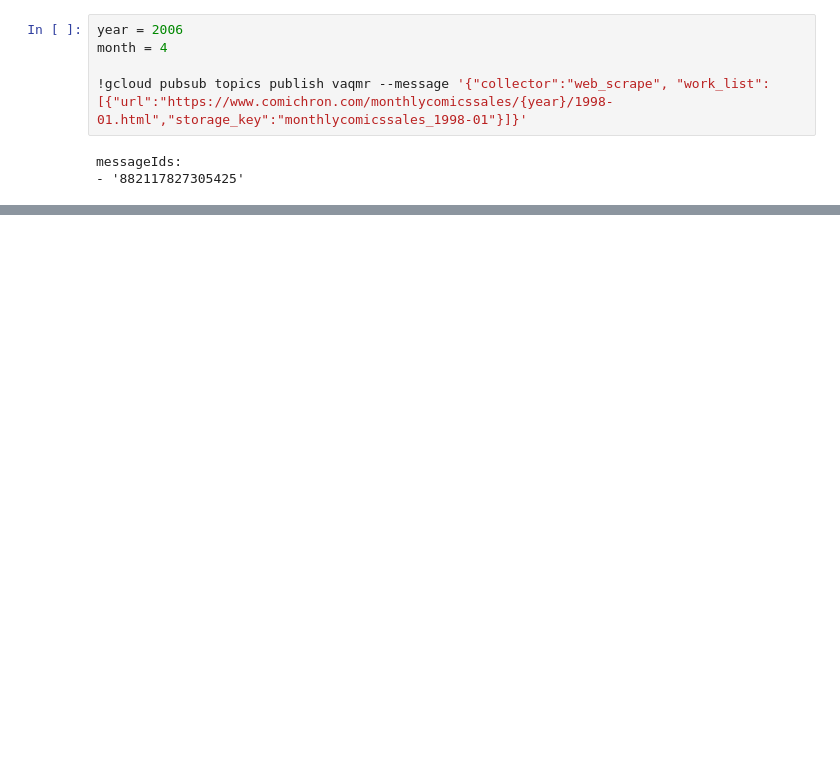
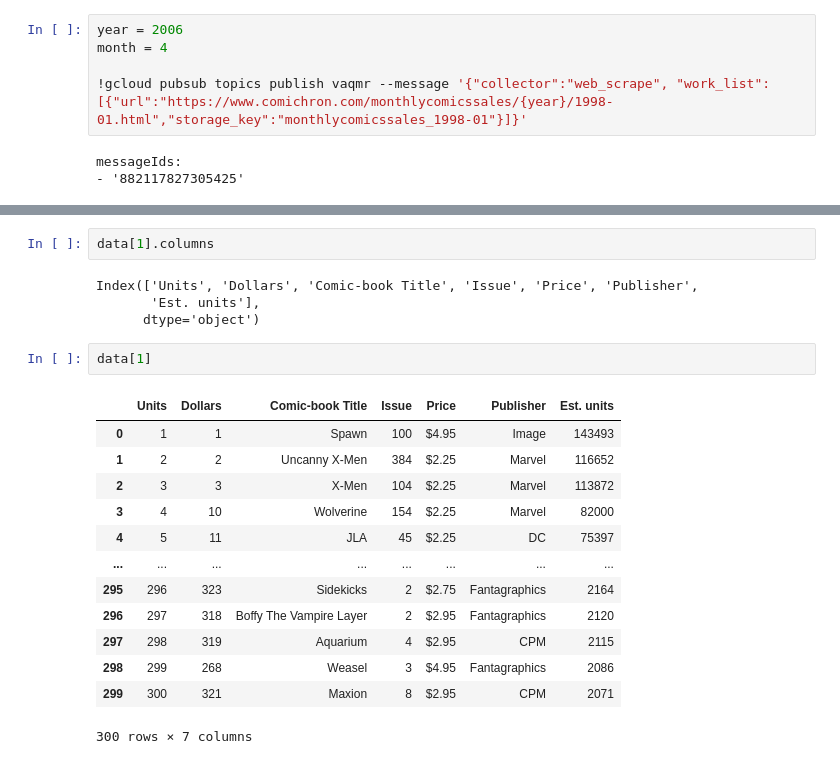
Before and after one commit to dylanharper/projects, a Jupyter notebook: comics/comichron.ipynb, the cells around one changed output, grey strips where cells are left out. Drawn from its saved outputs; the diff is of its cells as text; blank space fills up the shorter version.

```diff
--- a/comics/comichron.ipynb
+++ b/comics/comichron.ipynb
@@ -63,0 +105,22 @@ for year in range(1998, 2019):
+# %%
+data[1].columns
+# %% [output]
+Index(['Units', 'Dollars', 'Comic-book Title', 'Issue', 'Price', 'Publisher',
+       'Est. units'],
+      dtype='object')
+# %%
+data[1]
+# %% [output]
+|  | Units | Dollars | Comic-book Title | Issue | Price | Publisher | Est. units |
+| 0 | 1 | 1 | Spawn | 100 | $4.95 | Image | 143493 |
+| 1 | 2 | 2 | Uncanny X-Men | 384 | $2.25 | Marvel | 116652 |
+| 2 | 3 | 3 | X-Men | 104 | $2.25 | Marvel | 113872 |
+| 3 | 4 | 10 | Wolverine | 154 | $2.25 | Marvel | 82000 |
+| 4 | 5 | 11 | JLA | 45 | $2.25 | DC | 75397 |
+| ... | ... | ... | ... | ... | ... | ... | ... |
+| 295 | 296 | 323 | Sidekicks | 2 | $2.75 | Fantagraphics | 2164 |
+| 296 | 297 | 318 | Boffy The Vampire Layer | 2 | $2.95 | Fantagraphics | 2120 |
+| 297 | 298 | 319 | Aquarium | 4 | $2.95 | CPM | 2115 |
+| 298 | 299 | 268 | Weasel | 3 | $4.95 | Fantagraphics | 2086 |
+| 299 | 300 | 321 | Maxion | 8 | $2.95 | CPM | 2071 |
+300 rows × 7 columns
```
Also changed, not shown: parts of 28 cells of this notebook, 4 other files.
